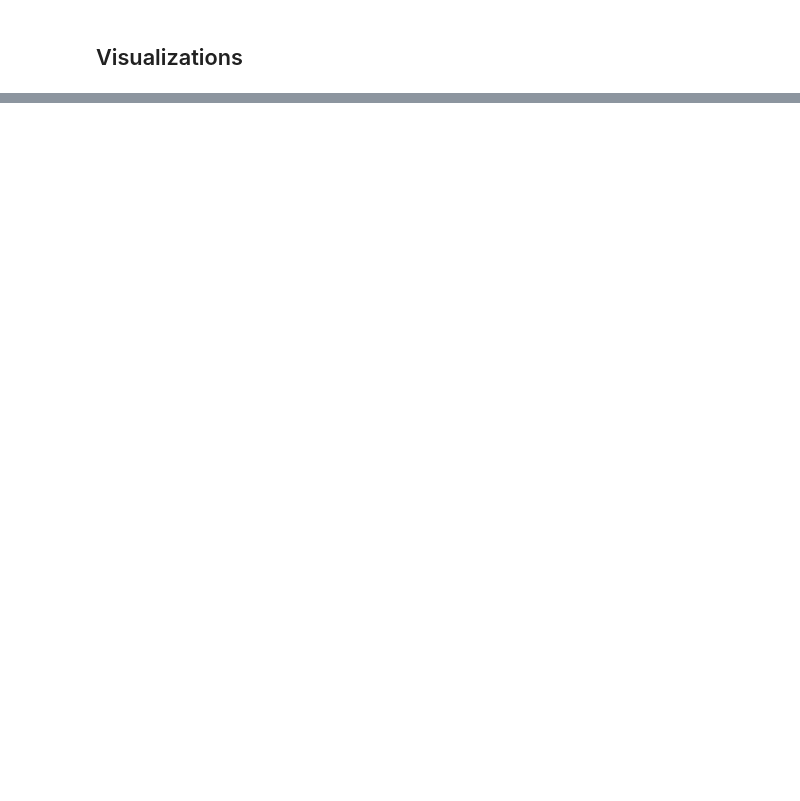
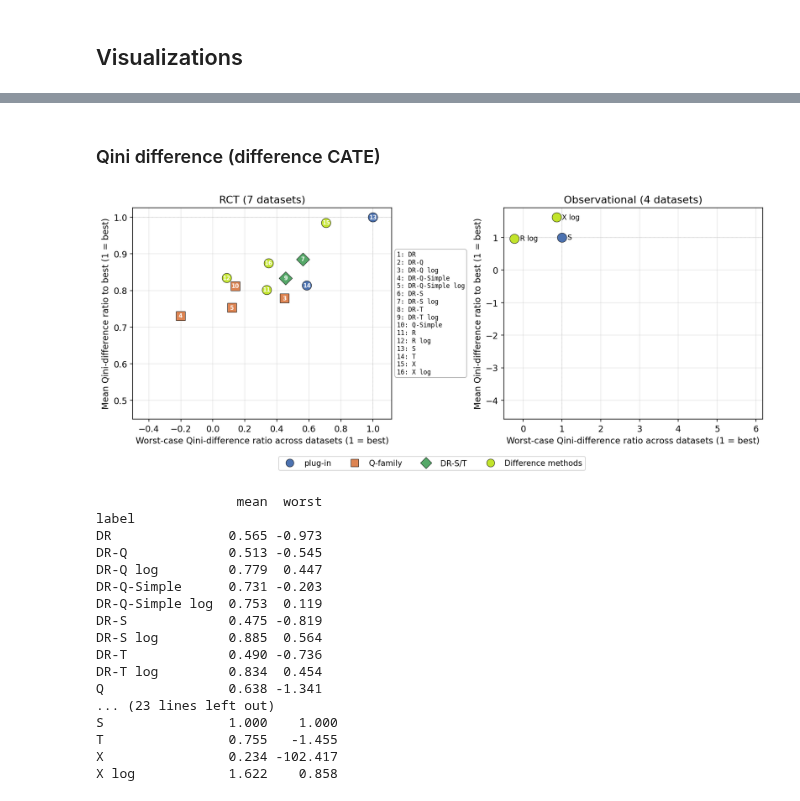
Before and after one commit to michaelfuchs90/ratiobasedcate, a Jupyter notebook: Benchmark.ipynb, the cells around one changed output, grey strips where cells are left out. Drawn from its saved outputs; the diff is of its cells as text; code cells hidden in the pictures; blank space fills up the shorter version.

```diff
--- a/Benchmark.ipynb
+++ b/Benchmark.ipynb
@@ -376,0 +175,36 @@ print(obs_cal_ratio_summary)
+# %% [markdown]
+### Qini difference (difference CATE)
+# %%
+# Figure 2 — Qini difference (difference CATE) for RCT vs Observational
+fig, summaries = plot_metric_panels(
+    df_results,
+    metric='qini_difference',
+    panels=[
+        (f'RCT ({len(RCT_ALL)} datasets)', RCT_ALL),
+        (f'Observational ({len(OBS_DATASETS)} datasets)', OBS_DATASETS),
+    ],
+    plot_learners=PLOT_LEARNERS,
+    savepath='fig_qini_difference.png',
+)
+for s in summaries:
+    print(s.round(3))
+    print()
+# %% [output]
+[figure, added]
+                  mean  worst
+label
+DR               0.565 -0.973
+DR-Q             0.513 -0.545
+DR-Q log         0.779  0.447
+DR-Q-Simple      0.731 -0.203
+DR-Q-Simple log  0.753  0.119
+DR-S             0.475 -0.819
+DR-S log         0.885  0.564
+DR-T             0.490 -0.736
+DR-T log         0.834  0.454
+Q                0.638 -1.341
+... (23 lines left out)
+S                1.000    1.000
+T                0.755   -1.455
+X                0.234 -102.417
+X log            1.622    0.858
```
Also changed, not shown: parts of 28 cells of this notebook, 17 other files.
